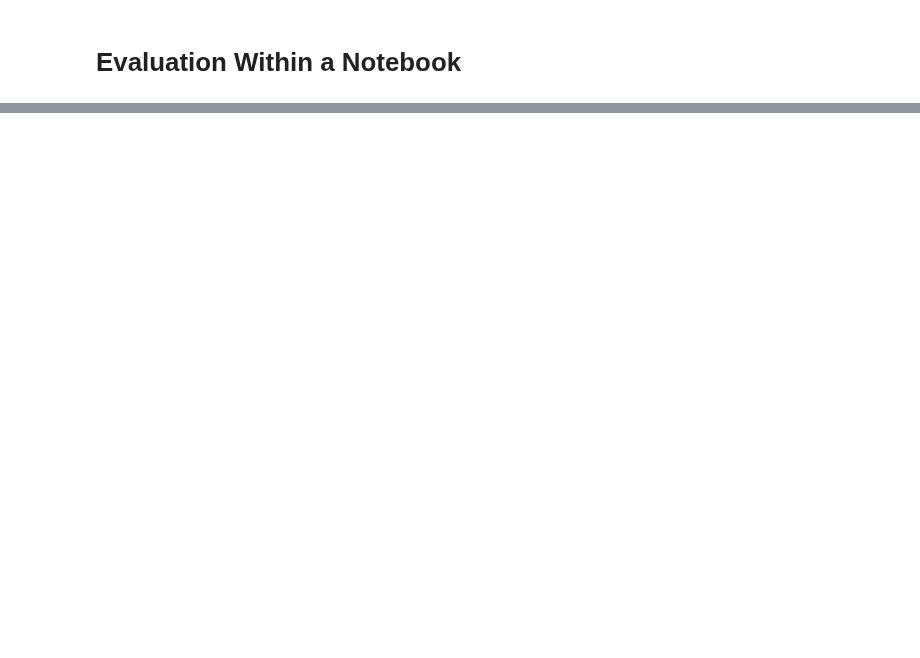
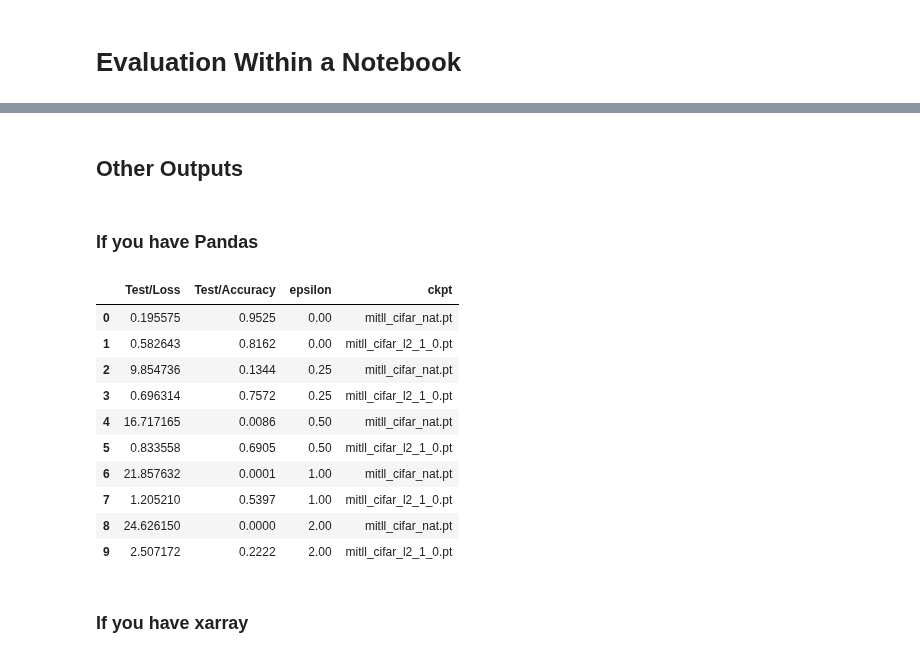
Before and after one commit to mit-ll-responsible-ai/responsible-ai-toolbox, a Jupyter notebook: experiments/madry/Experiments.ipynb, the cells around one changed output, grey strips where cells are left out. Saved outputs shown, nothing was run; the diff lists cells and outputs as text; code cells hidden in the pictures; blank space fills up the shorter version.

```diff
--- a/experiments/madry/Experiments.ipynb
+++ b/experiments/madry/Experiments.ipynb
@@ -77,0 +91,20 @@ Restricted ImageNet Accuracy (epsilon=3): 80.79%
+# %% [markdown]
+## Other Outputs
+# %% [markdown]
+### If you have Pandas
+# %%
+robustness_job.to_dataframe()
+# %% [output]
+|  | Test/Loss | Test/Accuracy | epsilon | ckpt |
+| 0 | 0.195575 | 0.9525 | 0.00 | mitll_cifar_nat.pt |
+| 1 | 0.582643 | 0.8162 | 0.00 | mitll_cifar_l2_1_0.pt |
+| 2 | 9.854736 | 0.1344 | 0.25 | mitll_cifar_nat.pt |
+| 3 | 0.696314 | 0.7572 | 0.25 | mitll_cifar_l2_1_0.pt |
+| 4 | 16.717165 | 0.0086 | 0.50 | mitll_cifar_nat.pt |
+| 5 | 0.833558 | 0.6905 | 0.50 | mitll_cifar_l2_1_0.pt |
+| 6 | 21.857632 | 0.0001 | 1.00 | mitll_cifar_nat.pt |
+| 7 | 1.205210 | 0.5397 | 1.00 | mitll_cifar_l2_1_0.pt |
+| 8 | 24.626150 | 0.0000 | 2.00 | mitll_cifar_nat.pt |
+| 9 | 2.507172 | 0.2222 | 2.00 | mitll_cifar_l2_1_0.pt |
+# %% [markdown]
+### If you have xarray
```
Also changed, not shown: parts of 19 cells of this notebook, 2 other files.
